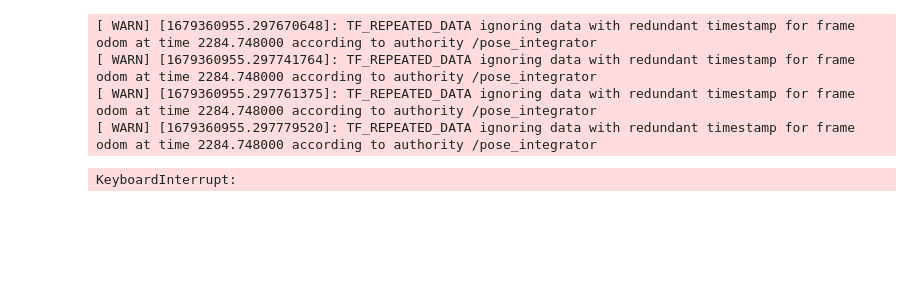
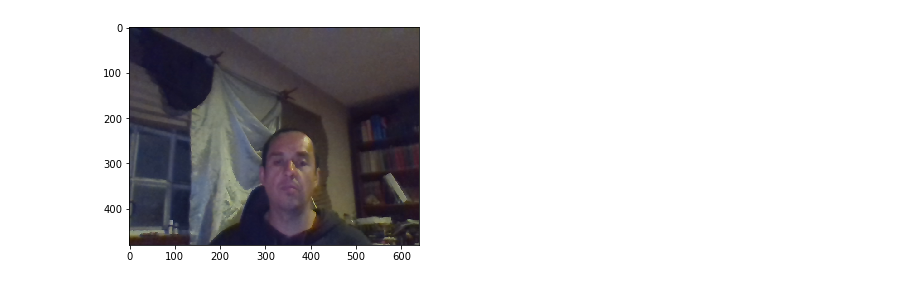
Before and after one commit to takeshi-pumas/catkin_extras, a Jupyter notebook: src/smaches/How_to_use_face_recog_deepface_serverasdasd.ipynb, the cells around one changed output. Saved outputs shown, nothing was run; the diff lists cells and outputs as text; code cells hidden in the pictures; blank space fills up the shorter version.

```diff
--- a/src/smaches/How_to_use_face_recog_deepface_serverasdasd.ipynb
+++ b/src/smaches/How_to_use_face_recog_deepface_serverasdasd.ipynb
@@ -56,15 +53,11 @@ NameError: name 'plt' is not defined
 # %%
-rospy.sleep(5)
+#rospy.sleep(5)
 data = rospy.wait_for_message("/usb_cam/image_raw",Image,timeout=5) ### FOR DEBUGGING: WHEN USING ROBOT PLEASE CHANGE THIS TOPIC ACCORDINGLY
 cv2_img = bridge.imgmsg_to_cv2(data)#, "bgr8")
 plt.imshow(cv2_img)
 image=np.copy(cv2_img)
 # %% [output]
-[ WARN] [1679360955.297670648]: TF_REPEATED_DATA ignoring data with redundant timestamp for frame odom at time 2284.748000 according to authority /pose_integrator
-[ WARN] [1679360955.297741764]: TF_REPEATED_DATA ignoring data with redundant timestamp for frame odom at time 2284.748000 according to authority /pose_integrator
-[ WARN] [1679360955.297761375]: TF_REPEATED_DATA ignoring data with redundant timestamp for frame odom at time 2284.748000 according to authority /pose_integrator
-[ WARN] [1679360955.297779520]: TF_REPEATED_DATA ignoring data with redundant timestamp for frame odom at time 2284.748000 according to authority /pose_integrator
-KeyboardInterrupt:
+[figure, added]
 # %%
 frame=image
 inHeight = frame.shape[0]
```
Also changed, not shown: parts of 29 cells of this notebook, 2 other files.
